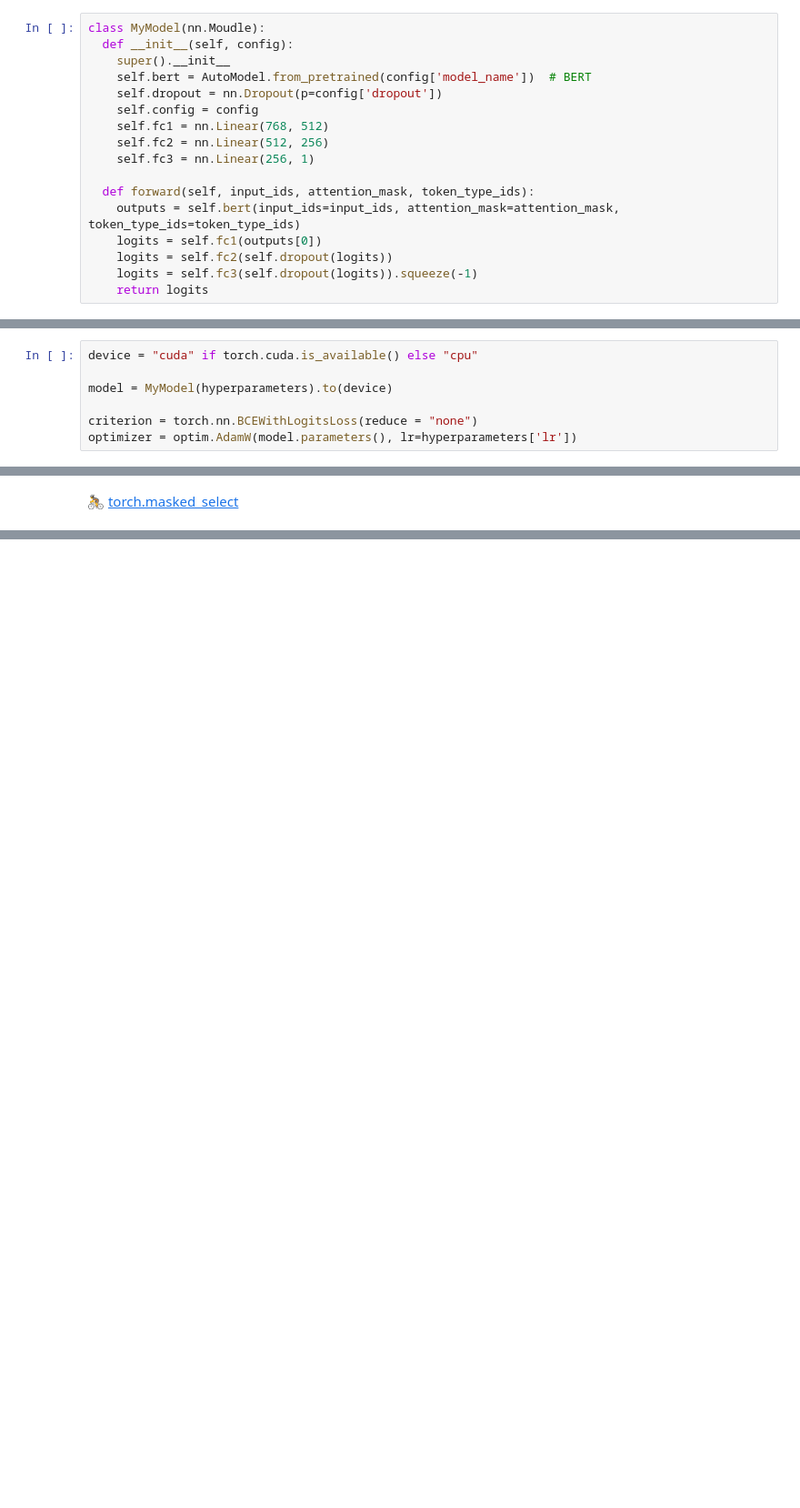
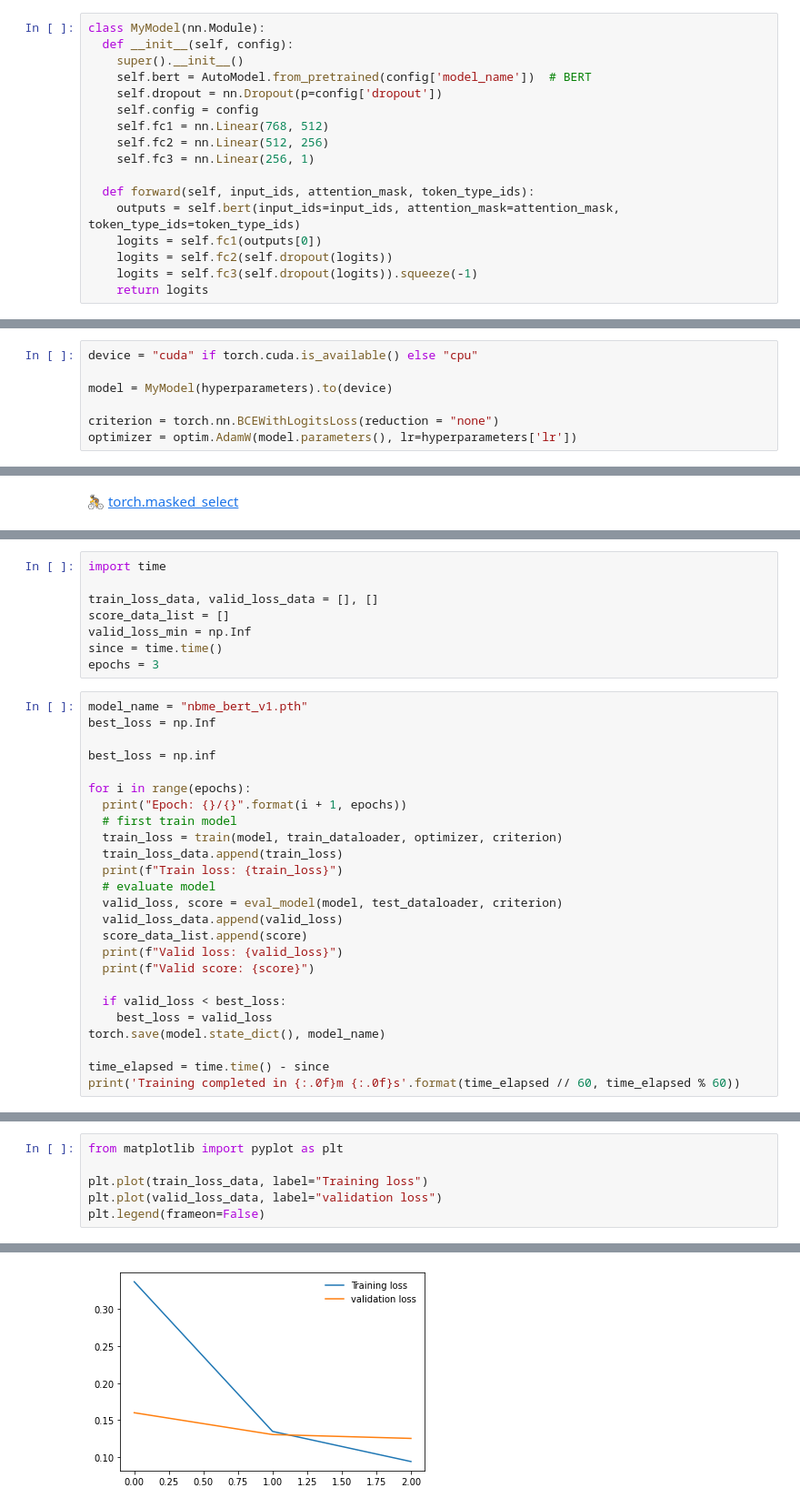
Before and after one commit to Gary-code/Machine-Learning-Park, a Jupyter notebook: Part3 Industrial application/NBME - Score Clinical Patient Notes/NBME_Training.ipynb, the cells around one changed output, grey strips where cells are left out. Shown: that part at 91% size. Drawn from its saved outputs; the diff is of its cells as text; blank space fills up the shorter version.

```diff
--- a/Part3 Industrial application/NBME - Score Clinical Patient Notes/NBME_Training.ipynb
+++ b/Part3 Industrial application/NBME - Score Clinical Patient Notes/NBME_Training.ipynb
@@ -253,9 +253,9 @@ class MyDataset(Dataset):
 * **BERT** base
 * with some FC layers
 # %%
-class MyModel(nn.Moudle):
+class MyModel(nn.Module):
   def __init__(self, config):
-    super().__init__
+    super().__init__()
     self.bert = AutoModel.from_pretrained(config['model_name'])  # BERT
     self.dropout = nn.Dropout(p=config['dropout'])
     self.config = config
@@ -316,5 +319,5 @@ device = "cuda" if torch.cuda.is_available() else "cpu"
 
 model = MyModel(hyperparameters).to(device)
 
-criterion = torch.nn.BCEWithLogitsLoss(reduce = "none")
+criterion = torch.nn.BCEWithLogitsLoss(reduction = "none")
 optimizer = optim.AdamW(model.parameters(), lr=hyperparameters['lr'])
@@ -347,0 +390,33 @@ def train(model, dataloader, optimizer, criterion):
+# %%
+import time
+
+train_loss_data, valid_loss_data = [], []
+score_data_list = []
+valid_loss_min = np.Inf
+since = time.time()
+epochs = 3
+# %%
+model_name = "nbme_bert_v1.pth"
+best_loss = np.Inf
+
+best_loss = np.inf
+
+for i in range(epochs):
+  print("Epoch: {}/{}".format(i + 1, epochs))
+  # first train model
+  train_loss = train(model, train_dataloader, optimizer, criterion)
+  train_loss_data.append(train_loss)
+  print(f"Train loss: {train_loss}")
+  # evaluate model
+  valid_loss, score = eval_model(model, test_dataloader, criterion)
+  valid_loss_data.append(valid_loss)
+  score_data_list.append(score)
+  print(f"Valid loss: {valid_loss}")
+  print(f"Valid score: {score}")
+
+  if valid_loss < best_loss:
+    best_loss = valid_loss
+torch.save(model.state_dict(), model_name)
+
+time_elapsed = time.time() - since
+print('Training completed in {:.0f}m {:.0f}s'.format(time_elapsed // 60, time_elapsed % 60))
@@ -347,0 +439,7 @@ def train(model, dataloader, optimizer, criterion):
+# %%
+from matplotlib import pyplot as plt
+
+plt.plot(train_loss_data, label="Training loss")
+plt.plot(valid_loss_data, label="validation loss")
+plt.legend(frameon=False)
+# %% [output]
@@ -347,0 +447 @@ def train(model, dataloader, optimizer, criterion):
+[figure, added]
```
Also changed, not shown: parts of 17 cells of this notebook, 1 other file.
